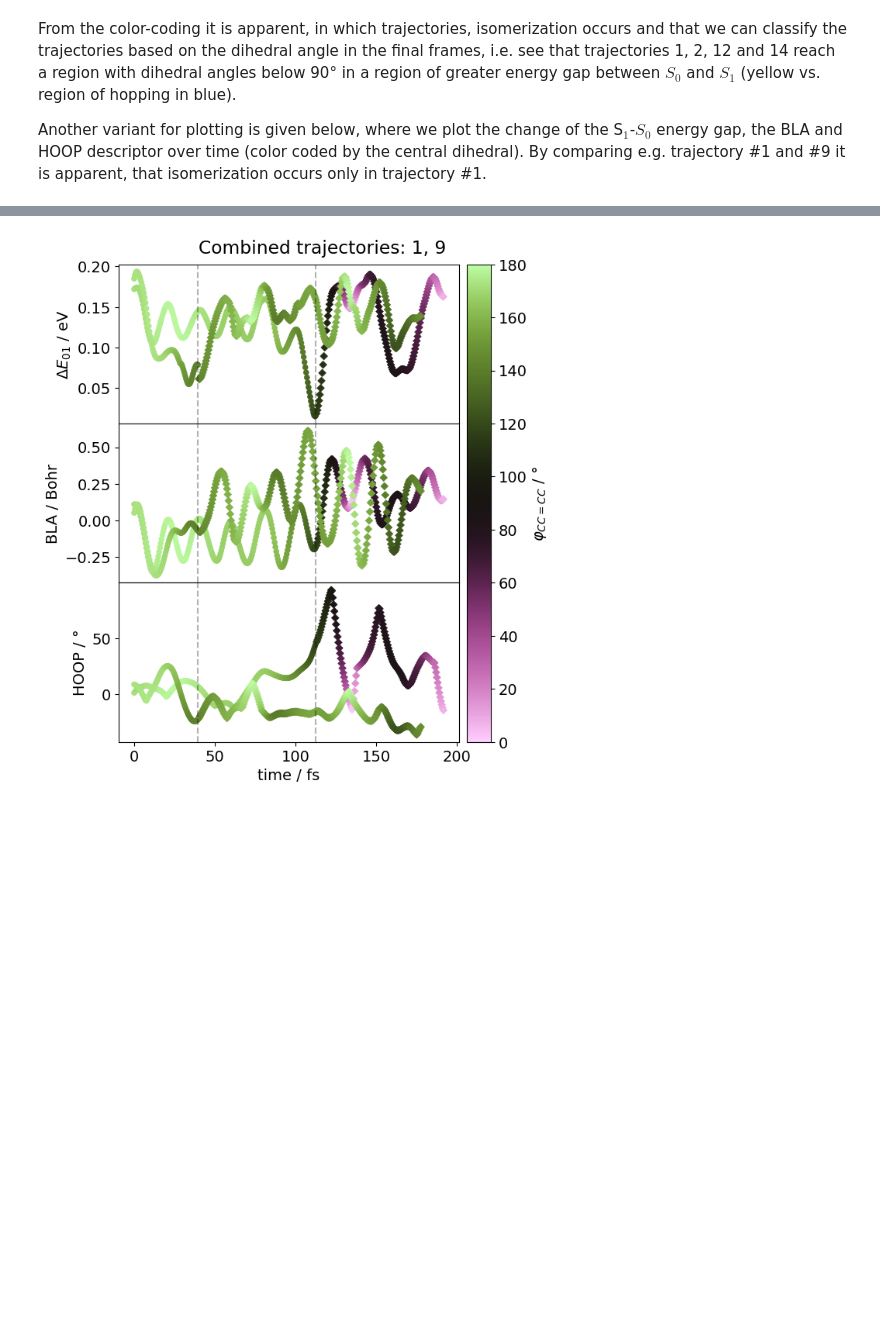
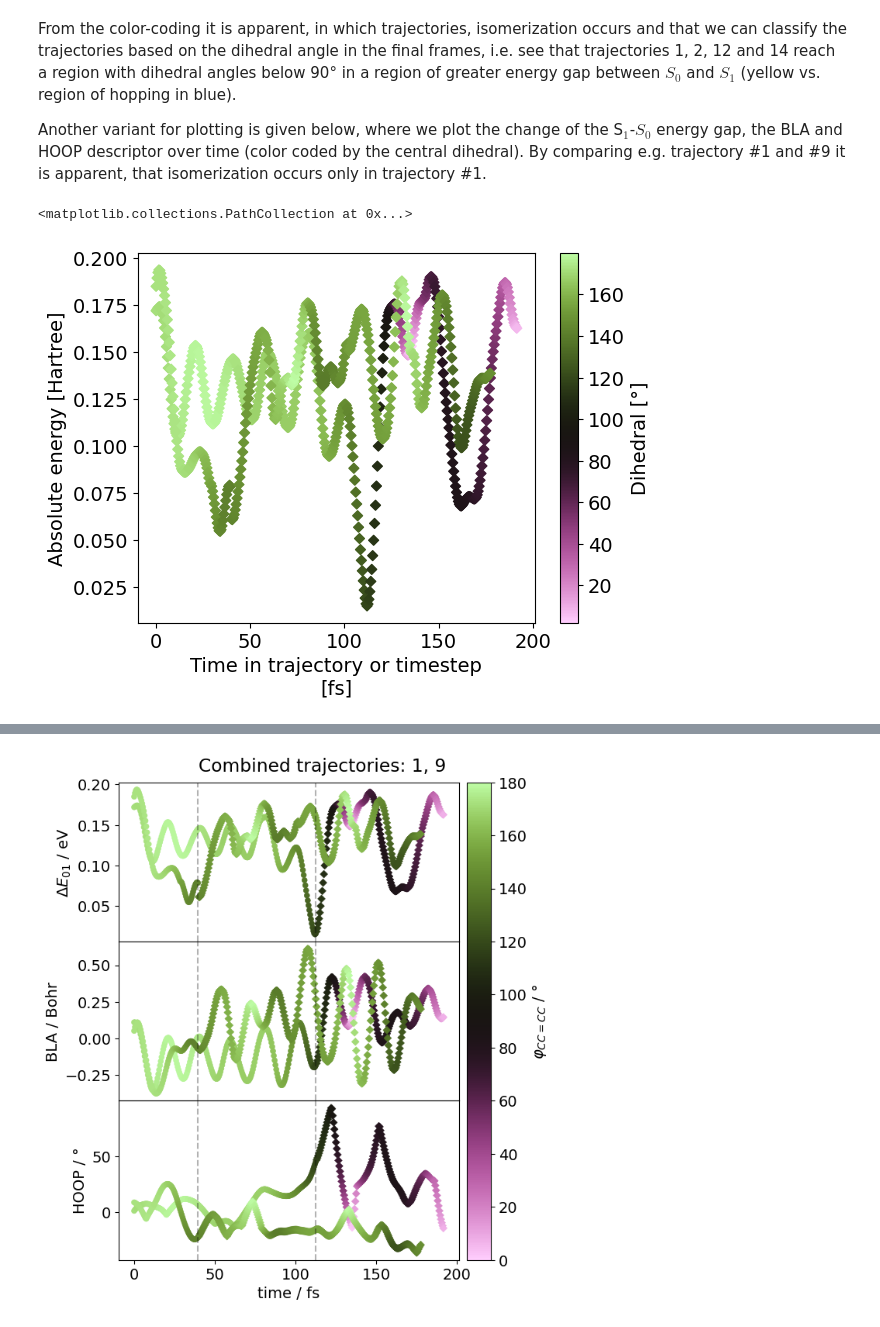
Before and after one commit to SHNITSEL/shnitsel-tools, a Jupyter notebook: tutorials/2_4_geo_retinal.ipynb, the cells around one changed output, grey strips where cells are left out. Saved outputs shown, nothing was run; the diff lists cells and outputs as text; code cells hidden in the pictures; blank space fills up the shorter version.

```diff
--- a/tutorials/2_4_geo_retinal.ipynb
+++ b/tutorials/2_4_geo_retinal.ipynb
@@ -360,3 +360,9 @@ From the color-coding it is apparent, in which trajectories, isomerization occur
 
 Another variant for plotting is given below, where we plot the change of the S$_1$-$S_0$ energy gap, the BLA and HOOP descriptor over time (color coded by the central dihedral).
 By comparing e.g. trajectory #1 and #9 it is apparent, that isomerization occurs only in trajectory #1.
+# %%
+ds2 = ds[['HOOP', 'dihedral', 'gap', 'BLA']].st.sel_trajs([1, 9])
+ds2.plot.scatter(x='time', y='gap', hue='dihedral', cmap='vanimo', marker='D', s=25, edgecolor='face')
+# %% [output]
+<matplotlib.collections.PathCollection at 0x...>
+[figure, added]
```
Also changed, not shown: parts of 3 cells of this notebook.
